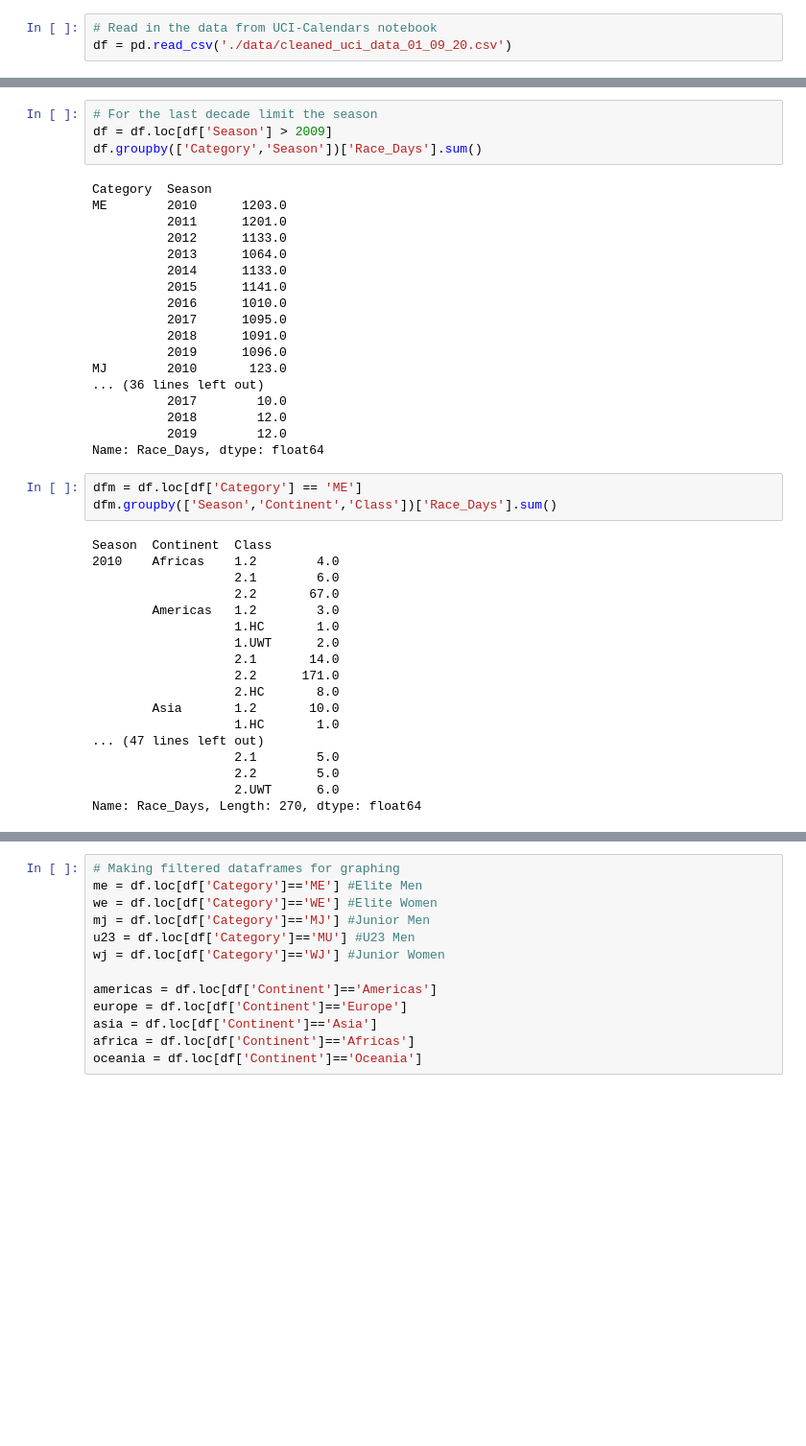
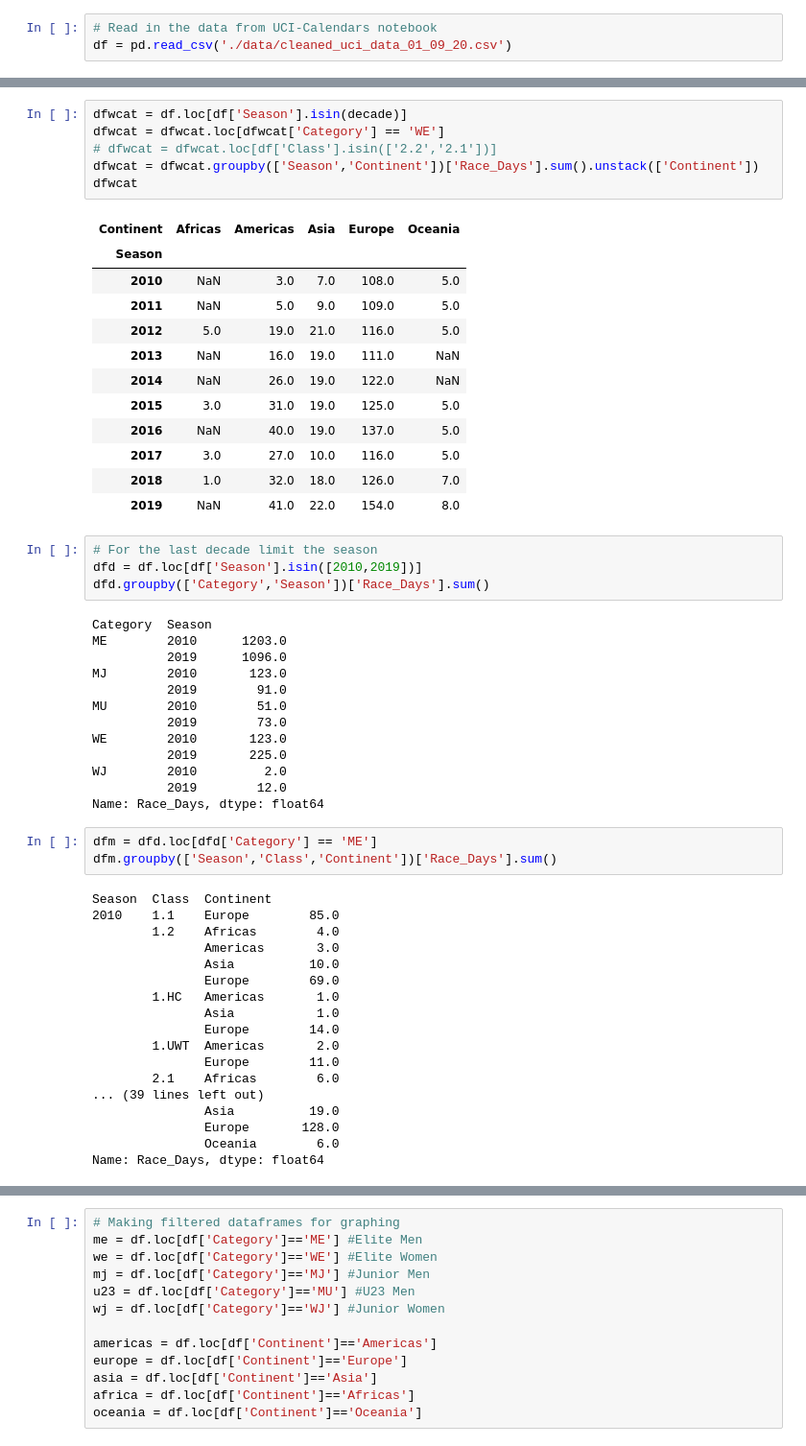
Before and after one commit to lweislo/cycling-project, a Jupyter notebook: UCI_Races_Analysis.ipynb, the cells around one changed output, grey strips where cells are left out. Shown: that part at 96% size. Drawn from its saved outputs; the diff is of its cells as text; blank space fills up the shorter version.

```diff
--- a/UCI_Races_Analysis.ipynb
+++ b/UCI_Races_Analysis.ipynb
@@ -23,43 +46,57 @@ df.head()
+# %%
+dfwcat = df.loc[df['Season'].isin(decade)]
+dfwcat = dfwcat.loc[dfwcat['Category'] == 'WE']
+# dfwcat = dfwcat.loc[df['Class'].isin(['2.2','2.1'])]
+dfwcat = dfwcat.groupby(['Season','Continent'])['Race_Days'].sum().unstack(['Continent'])
+dfwcat
+# %% [output]
+| Continent | Africas | Americas | Asia | Europe | Oceania |
+| Season |  |  |  |  |  |
+| 2010 | NaN | 3.0 | 7.0 | 108.0 | 5.0 |
+| 2011 | NaN | 5.0 | 9.0 | 109.0 | 5.0 |
+| 2012 | 5.0 | 19.0 | 21.0 | 116.0 | 5.0 |
+| 2013 | NaN | 16.0 | 19.0 | 111.0 | NaN |
+| 2014 | NaN | 26.0 | 19.0 | 122.0 | NaN |
+| 2015 | 3.0 | 31.0 | 19.0 | 125.0 | 5.0 |
+| 2016 | NaN | 40.0 | 19.0 | 137.0 | 5.0 |
+| 2017 | 3.0 | 27.0 | 10.0 | 116.0 | 5.0 |
+| 2018 | 1.0 | 32.0 | 18.0 | 126.0 | 7.0 |
+| 2019 | NaN | 41.0 | 22.0 | 154.0 | 8.0 |
 # %%
 # For the last decade limit the season
-df = df.loc[df['Season'] > 2009]
-df.groupby(['Category','Season'])['Race_Days'].sum()
+dfd = df.loc[df['Season'].isin([2010,2019])]
+dfd.groupby(['Category','Season'])['Race_Days'].sum()
 # %% [output]
 Category  Season
 ME        2010      1203.0
-          2011      1201.0
-          2012      1133.0
-          2013      1064.0
-          2014      1133.0
-          2015      1141.0
-          2016      1010.0
-          2017      1095.0
-          2018      1091.0
           2019      1096.0
 MJ        2010       123.0
-... (36 lines left out)
-          2017        10.0
-          2018        12.0
+          2019        91.0
+MU        2010        51.0
+          2019        73.0
+WE        2010       123.0
+          2019       225.0
+WJ        2010         2.0
           2019        12.0
 Name: Race_Days, dtype: float64
 # %%
-dfm = df.loc[df['Category'] == 'ME']
-dfm.groupby(['Season','Continent','Class'])['Race_Days'].sum()
+dfm = dfd.loc[dfd['Category'] == 'ME']
+dfm.groupby(['Season','Class','Continent'])['Race_Days'].sum()
 # %% [output]
-Season  Continent  Class
-2010    Africas    1.2        4.0
-                   2.1        6.0
-                   2.2       67.0
-        Americas   1.2        3.0
-                   1.HC       1.0
-                   1.UWT      2.0
-                   2.1       14.0
-                   2.2      171.0
-                   2.HC       8.0
-        Asia       1.2       10.0
-                   1.HC       1.0
-... (47 lines left out)
-                   2.1        5.0
-                   2.2        5.0
-                   2.UWT      6.0
-Name: Race_Days, Length: 270, dtype: float64
+Season  Class  Continent
+2010    1.1    Europe        85.0
+        1.2    Africas        4.0
+               Americas       3.0
+               Asia          10.0
+               Europe        69.0
+        1.HC   Americas       1.0
+               Asia           1.0
+               Europe        14.0
+        1.UWT  Americas       2.0
+               Europe        11.0
+        2.1    Africas        6.0
+... (39 lines left out)
+               Asia          19.0
+               Europe       128.0
+               Oceania        6.0
+Name: Race_Days, dtype: float64
```
Also changed, not shown: parts of 5 cells of this notebook, 9 other files.
